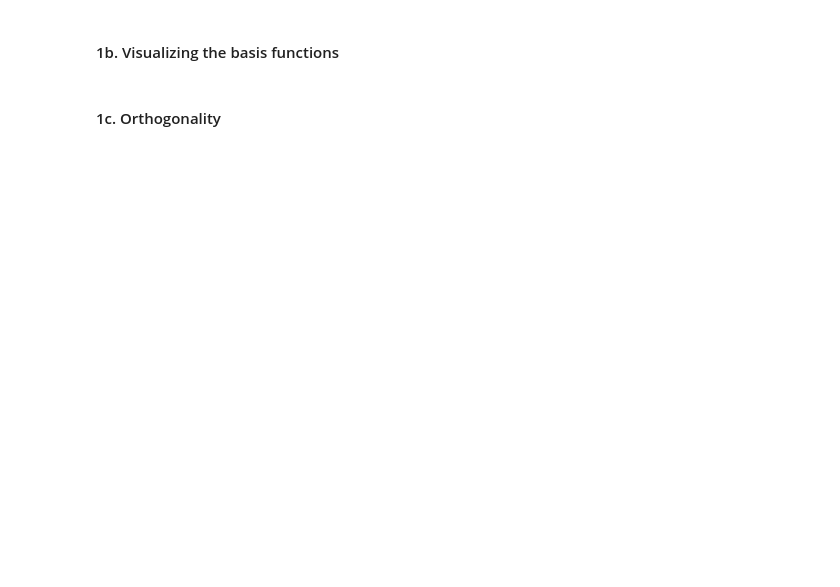
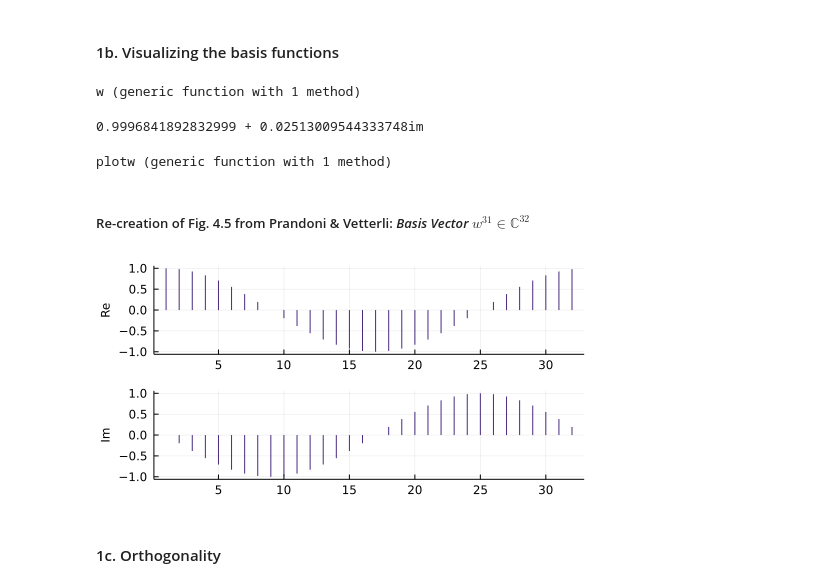
Before and after one commit to johnmays/CSDS_364_HW, a Jupyter notebook: A5/A5a/464-A5-jkm100.ipynb, the cells around one changed output. Cells and saved outputs as stored; diff of their text form; code cells hidden in the pictures; blank space fills up the shorter version.

```diff
--- a/A5/A5a/464-A5-jkm100.ipynb
+++ b/A5/A5a/464-A5-jkm100.ipynb
@@ -51,4 +66,38 @@ plotfourierbasis(1,2)
 # %% [markdown]
 #### 1b. Visualizing the basis functions
+# %%
+function w(n, k, N)
+    ω = (2*pi*k)/N
+    return exp(im * ω * n)
+end
+# %% [output]
+w (generic function with 1 method)
+# %%
+w(1, 4, 1000)
+# %% [output]
+0.9996841892832999 + 0.02513009544333748im
+# %%
+function plotw(k, N)
+    basis = zeros(ComplexF64,N)
+    for n = 0:(N-1)
+        basis[n+1] = w(n, k, N)
+    end
+    real_plot = plot(real(basis), line=:stem, ylabel="Re", label=false,
+    color = purples[3])
+    imag_plot = plot(imag(basis), line=:stem, ylabel="Im", label=false,
+    color = purples[3])
+
+    plot(real_plot, imag_plot,
+    layout = (2,1), size = (500, 250), xguidefontsize = 8, yguidefontsize = 8
+    )
+end
+# %% [output]
+plotw (generic function with 1 method)
+# %% [markdown]
+##### Re-creation of Fig. 4.5 from Prandoni & Vetterli: *Basis Vector $w^{31}\in \mathbb{C}^{32}$*
+# %%
+plotw(31, 32)
+# %% [output]
+[figure, added]
 # %% [markdown]
 #### 1c. Orthogonality
```
Also changed, not shown: parts of 34 cells of this notebook, 2 other files.
